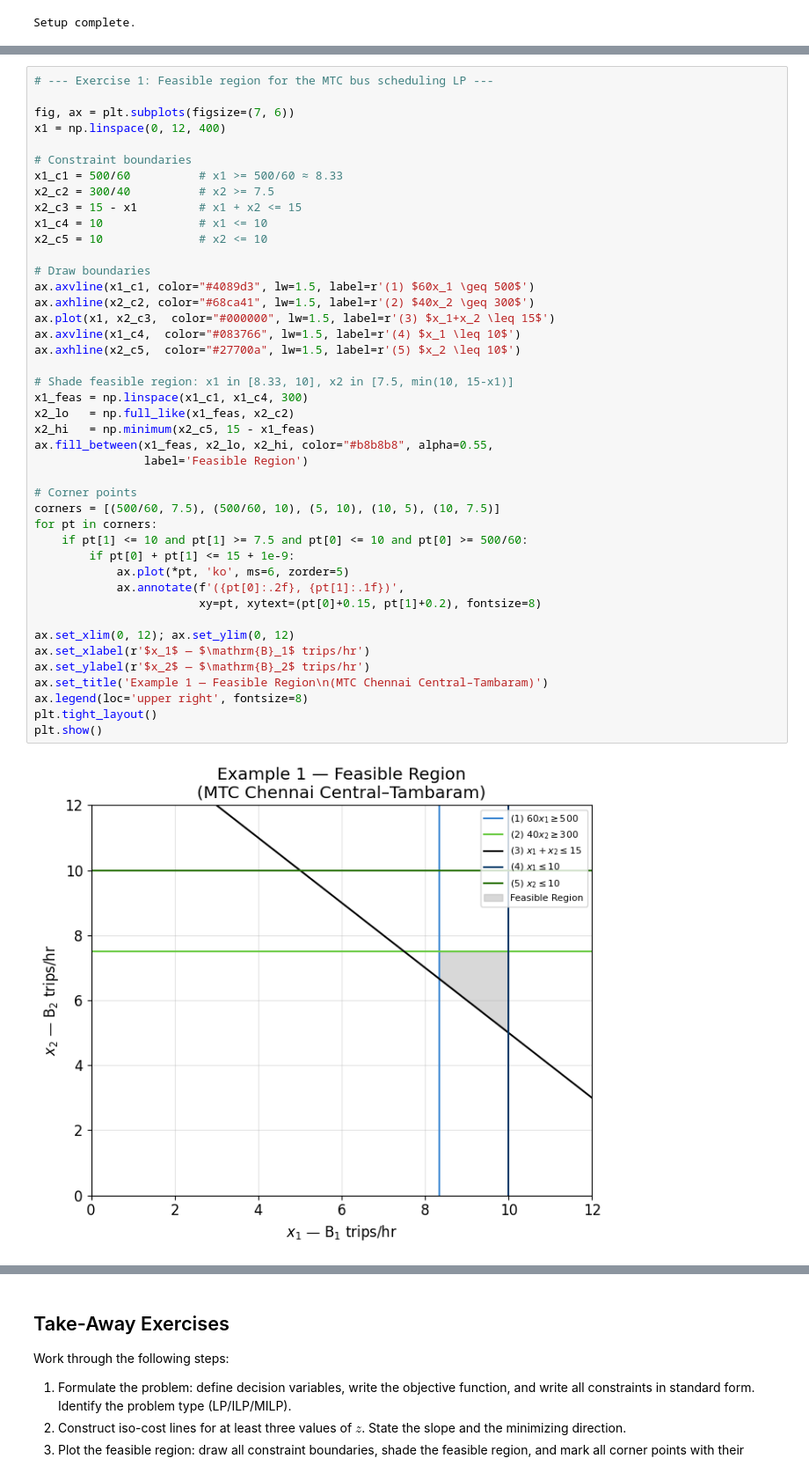
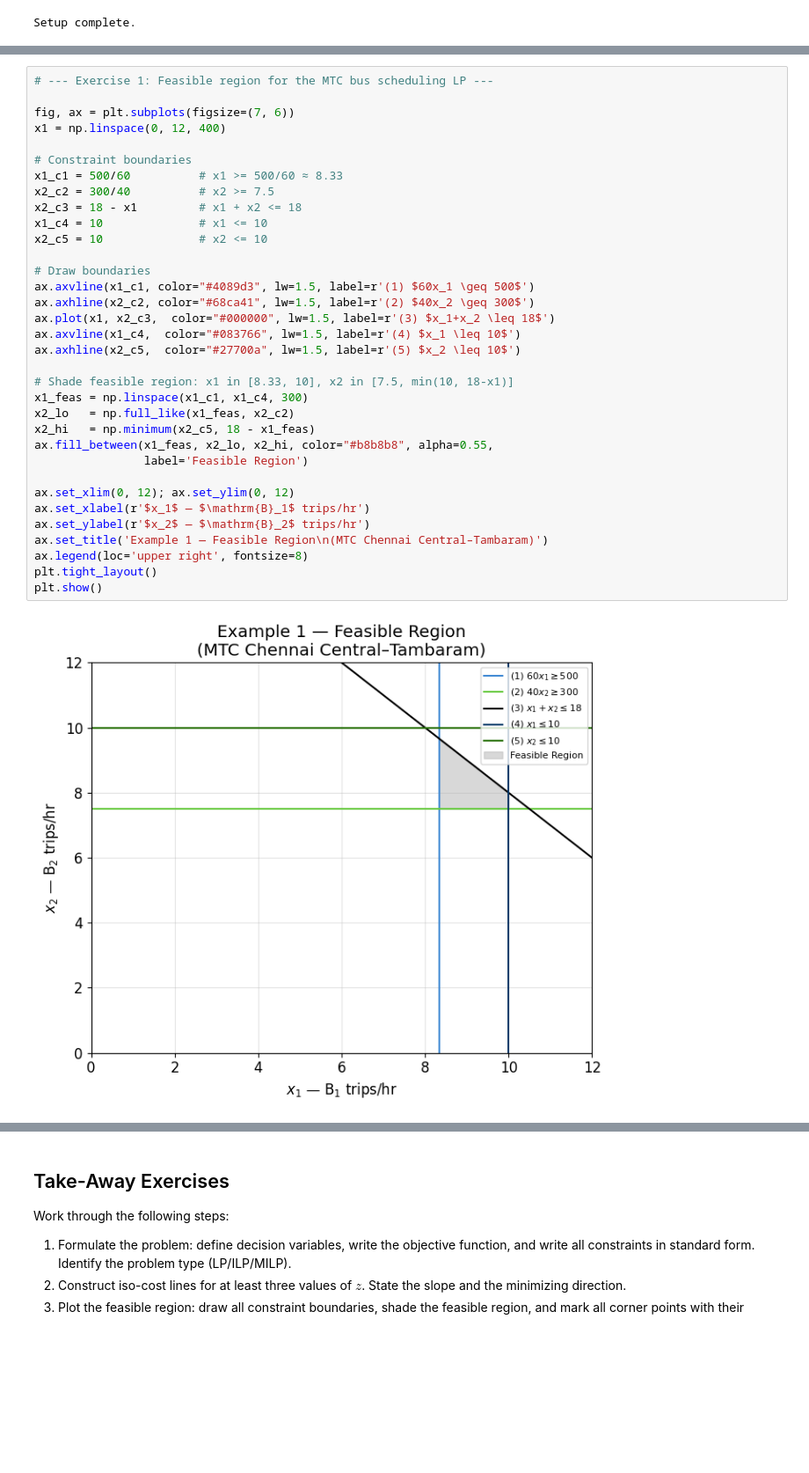
Before and after one commit to anmpahwa/CV5972, a Jupyter notebook: book/content/lecture_04.ipynb, the cells around one changed output, grey strips where cells are left out. Shown at 88% size. Drawn from its saved outputs; the diff is of its cells as text; blank space fills up the shorter version.

```diff
--- a/book/content/lecture_04.ipynb
+++ b/book/content/lecture_04.ipynb
@@ -156,47 +156,38 @@ Each constraint cuts the plane into a half-plane; the feasible region is their i
 # --- Exercise 1: Feasible region for the MTC bus scheduling LP ---
 
 fig, ax = plt.subplots(figsize=(7, 6))
 x1 = np.linspace(0, 12, 400)
 
 # Constraint boundaries
 x1_c1 = 500/60          # x1 >= 500/60 ≈ 8.33
 x2_c2 = 300/40          # x2 >= 7.5
-x2_c3 = 15 - x1         # x1 + x2 <= 15
+x2_c3 = 18 - x1         # x1 + x2 <= 18
 x1_c4 = 10              # x1 <= 10
 x2_c5 = 10              # x2 <= 10
 
 # Draw boundaries
 ax.axvline(x1_c1, color="#4089d3", lw=1.5, label=r'(1) $60x_1 \geq 500$')
 ax.axhline(x2_c2, color="#68ca41", lw=1.5, label=r'(2) $40x_2 \geq 300$')
-ax.plot(x1, x2_c3,  color="#000000", lw=1.5, label=r'(3) $x_1+x_2 \leq 15$')
+ax.plot(x1, x2_c3,  color="#000000", lw=1.5, label=r'(3) $x_1+x_2 \leq 18$')
 ax.axvline(x1_c4,  color="#083766", lw=1.5, label=r'(4) $x_1 \leq 10$')
 ax.axhline(x2_c5,  color="#27700a", lw=1.5, label=r'(5) $x_2 \leq 10$')
 
-# Shade feasible region: x1 in [8.33, 10], x2 in [7.5, min(10, 15-x1)]
+# Shade feasible region: x1 in [8.33, 10], x2 in [7.5, min(10, 18-x1)]
 x1_feas = np.linspace(x1_c1, x1_c4, 300)
 x2_lo   = np.full_like(x1_feas, x2_c2)
-x2_hi   = np.minimum(x2_c5, 15 - x1_feas)
+x2_hi   = np.minimum(x2_c5, 18 - x1_feas)
 ax.fill_between(x1_feas, x2_lo, x2_hi, color="#b8b8b8", alpha=0.55,
                 label='Feasible Region')
-
-# Corner points
-corners = [(500/60, 7.5), (500/60, 10), (5, 10), (10, 5), (10, 7.5)]
-for pt in corners:
-    if pt[1] <= 10 and pt[1] >= 7.5 and pt[0] <= 10 and pt[0] >= 500/60:
-        if pt[0] + pt[1] <= 15 + 1e-9:
-            ax.plot(*pt, 'ko', ms=6, zorder=5)
-            ax.annotate(f'({pt[0]:.2f}, {pt[1]:.1f})',
-                        xy=pt, xytext=(pt[0]+0.15, pt[1]+0.2), fontsize=8)
 
 ax.set_xlim(0, 12); ax.set_ylim(0, 12)
 ax.set_xlabel(r'$x_1$ — $\mathrm{B}_1$ trips/hr')
 ax.set_ylabel(r'$x_2$ — $\mathrm{B}_2$ trips/hr')
 ax.set_title('Example 1 — Feasible Region\n(MTC Chennai Central–Tambaram)')
 ax.legend(loc='upper right', fontsize=8)
 plt.tight_layout()
 plt.show()
 # %% [output]
-[figure, old version]
+[figure, new version]
 # %% [markdown]
 #### Step 3 — Optimal Solution
 
```
Also changed, not shown: parts of 4 cells of this notebook, 1 other file.
